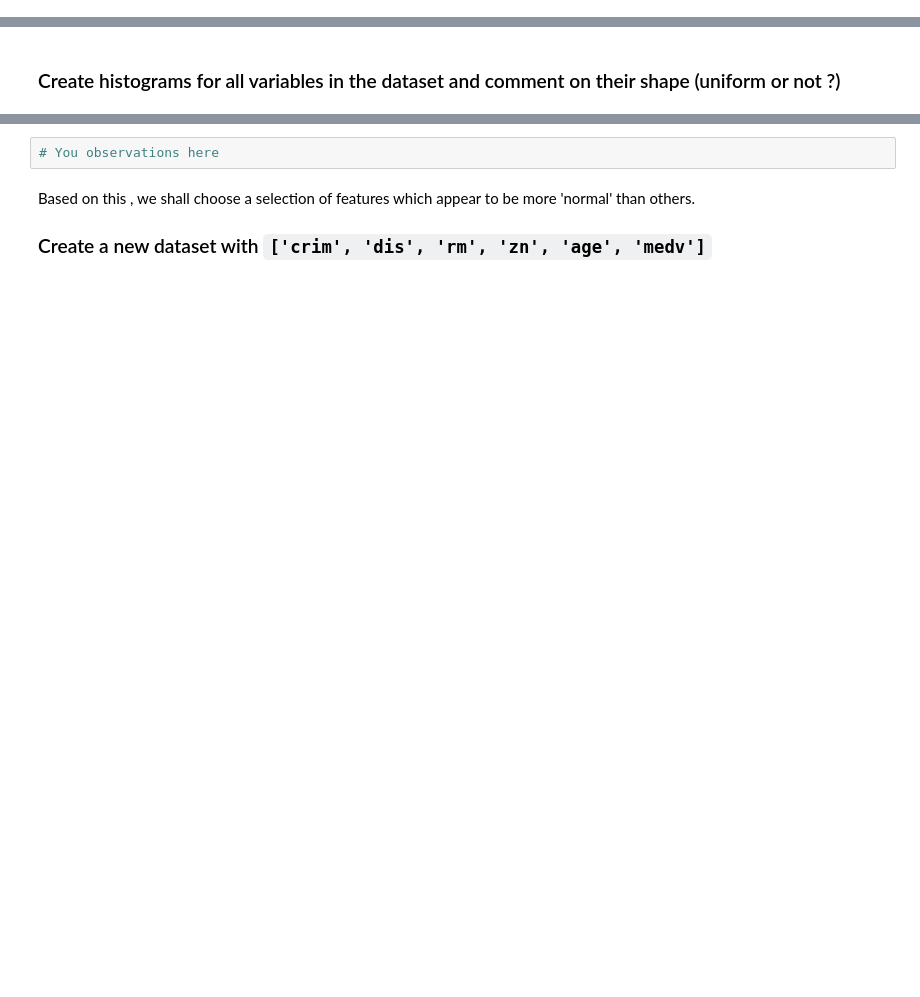
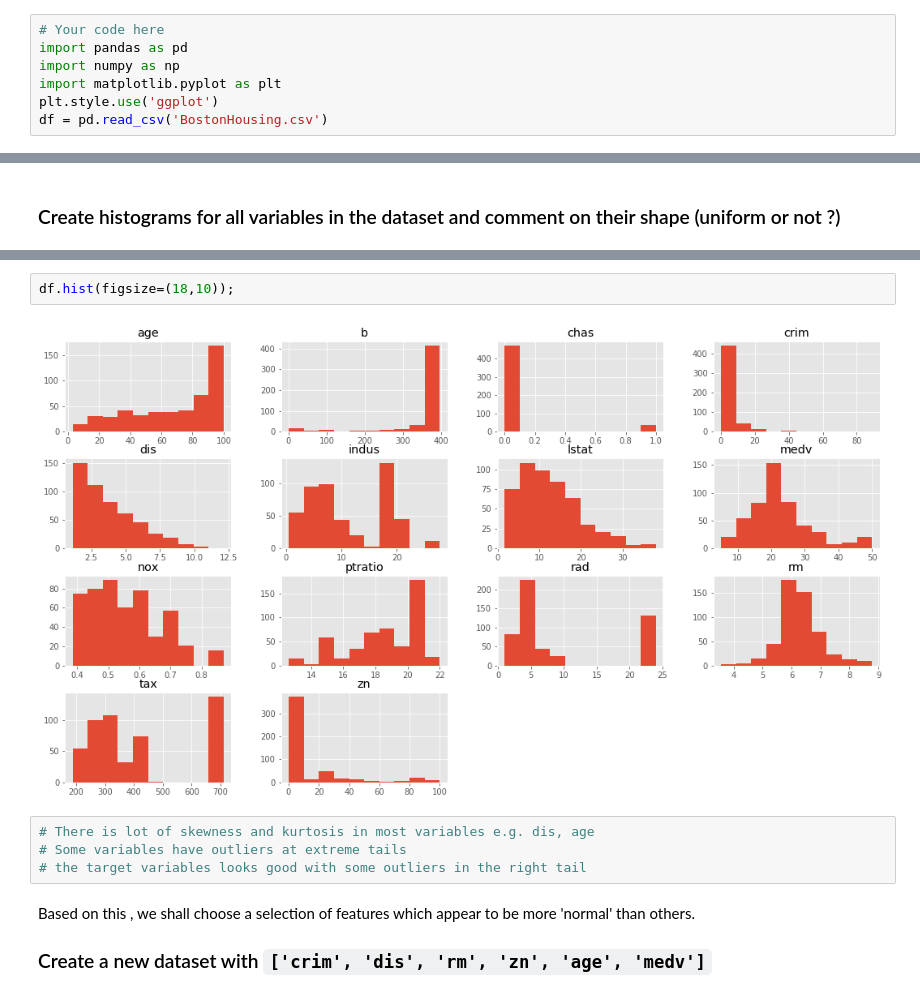
Before and after one commit to chelseapower/dsc-01-10-16-regression-EOD-Lab-online-ds-pt-011419, a Jupyter notebook: index.ipynb, the cells around one changed output, grey strips where cells are left out. Cells and saved outputs as stored; diff of their text form; blank space fills up the shorter version.

```diff
--- a/index.ipynb
+++ b/index.ipynb
@@ -20,3 +18,10 @@ Let's get started.
+# %%
+# Your code here
+import pandas as pd
+import numpy as np
+import matplotlib.pyplot as plt
+plt.style.use('ggplot')
+df = pd.read_csv('BostonHousing.csv')
 # %% [markdown]
 The data features and target are present as columns in boston data. Boston data gives a set of independent as independent variables in data and the housing rate as `MEDV` in target property. Also feature names are listed in feature_names. The desription is available at [KAGGLE](https://www.kaggle.com/c/boston-housing).
 
@@ -41,5 +44,11 @@ The data features and target are present as columns in boston data. Boston data
-# %%
-# You observations here
+# %%
+df.hist(figsize=(18,10));
+# %% [output]
+[figure, added]
+# %%
+# There is lot of skewness and kurtosis in most variables e.g. dis, age
+# Some variables have outliers at extreme tails
+# the target variables looks good with some outliers in the right tail
 # %% [markdown]
 Based on this , we shall choose a selection of features which appear to be more 'normal' than others.
 ### Create a new dataset with `['crim', 'dis', 'rm', 'zn', 'age', 'medv']`
```
Also changed, not shown: parts of 17 cells of this notebook.
